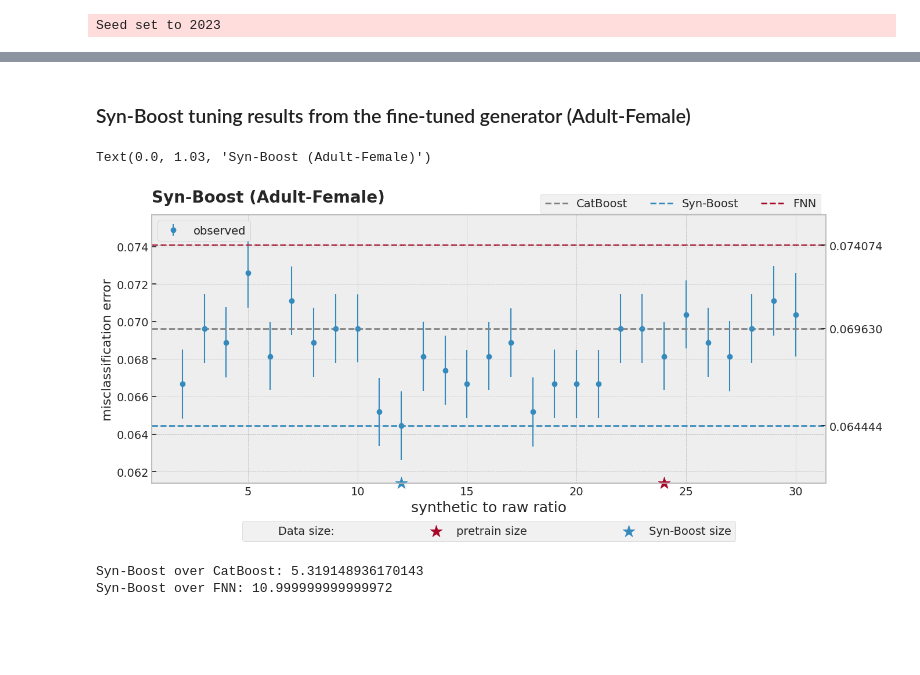
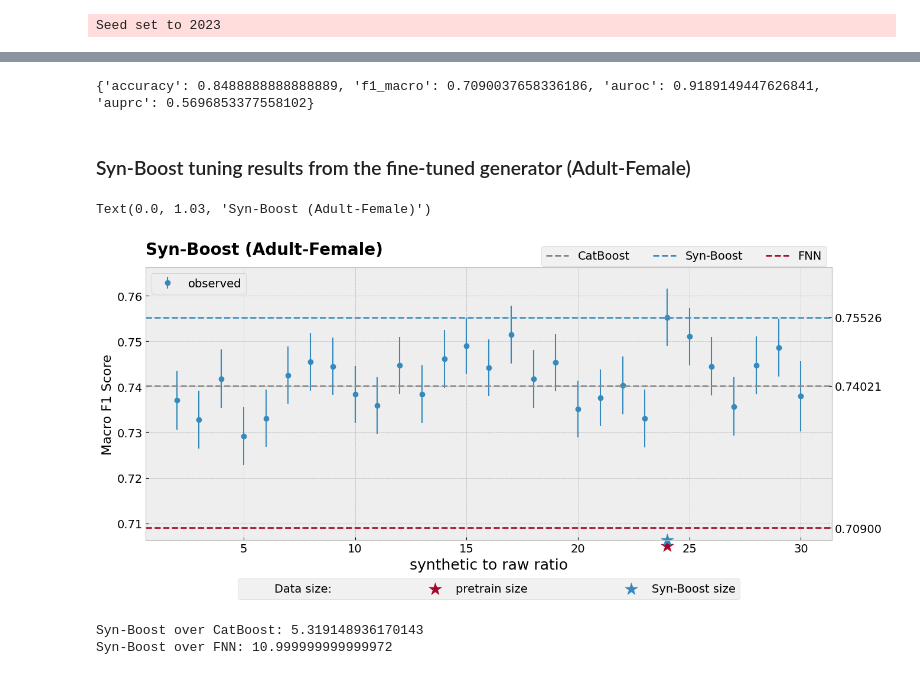
Before and after one commit to yifei-liu-stat/syn, a Jupyter notebook: tab-ddpm/synpred/transfer_adult_balanced/evaluate.ipynb, the cells around one changed output, grey strips where cells are left out. Drawn from its saved outputs; the diff is of its cells as text; code cells hidden in the pictures; blank space fills up the shorter version.

Commit message:
Syn-Boost on Adult-Female with balanced training

```diff
--- a/tab-ddpm/synpred/transfer_adult/evaluate.ipynb
+++ b/tab-ddpm/synpred/transfer_adult_balanced/evaluate.ipynb
@@ -434,7 +503,7 @@ train_kwargs = {
     "batch_size": 128,
     "lr": 1e-5,
     "cuda_device": cuda_device,
-    "loss_fn": nn.CrossEntropyLoss(),
+    "loss_fn": nn.CrossEntropyLoss(weight=torch.tensor([1.0, nneg/npos], dtype=torch.float32).to(cuda_device)),
     "epochs": 50,
 }
 
@@ -493,16 +557,34 @@ Validation loss: 0.1812407983974977 ; Validation accuracy: 0.9259259259259259
+# %%
+scores_mlp = mlp_val_epoch_all_metrics(adult_mlp, female_val_dl, **train_kwargs)
+print(scores_mlp)
+# %% [output]
+{'accuracy': 0.8488888888888889, 'f1_macro': 0.7090037658336186, 'auroc': 0.9189149447626841, 'auprc': 0.5696853377558102}
 # %% [markdown]
 ### Syn-Boost tuning results from the fine-tuned generator (Adult-Female)
-# %%
-score_catboost = 0.9303703703703704
-score_fnn = 0.9259259259259259
-result_female = pickle.load(open(f"./synboost_transfer_adult_female.pkl", "rb"))
+# %%
+metric_name = "f1_macro" # "accuracy", "f1_macro", "auroc", "auprc"
+y_lab_map = {
+    "accuracy": "Accuracy",
+    "f1_macro": "Macro F1 Score",
+    "auroc": "AUROC",
+    "auprc": "AUPRC",
+}
+
+score_catboost = scores_cb[metric_name]
+score_fnn = scores_mlp[metric_name]
+
+temp = pickle.load(open(f"./synboost_transfer_adult_female.pkl", "rb"))
+
+result_female = {}
+result_female["rhos"] = temp["rhos"]
+result_female["scores"] = [score_dict[metric_name] for score_dict in temp["scores"]]
 # %%
 fake_to_real_ratio = result_female["rhos"]
-best_score_list = 1 - np.array(result_female["scores"])
-best_score_catboost = 1 - score_catboost
-nn_best_score = 1 - score_fnn
+best_score_list = np.array(result_female["scores"])
+best_score_catboost = score_catboost
+nn_best_score = score_fnn
 
-syngen_size = fake_to_real_ratio[np.argmin(best_score_list)]  # tuned syngen size
+syngen_size = fake_to_real_ratio[np.argmax(best_score_list)]  # tuned syngen size
 myspline = MySpline(fake_to_real_ratio, best_score_list, n_interior_knots=5, k=2)
 
 
@@ -569,7 +651,7 @@ ax.set_ylim(y_min, y_max)
 
 
 # 2. add horizontal lines for baseline, FNN-reference and best syn-boost error curve
-tuned_value = best_score_list.min()
+tuned_value = best_score_list.max()
 error_catboost = ax.axhline(
     best_score_catboost, linestyle="--", color="grey", label="CatBoost"
 )
@@ -595,7 +677,6 @@ plt.gca().add_artist(first_legend)
 
 # 3. add legends of sizes: pretrain size and tuned Syn-Boost size
 size_marker_kargs = {
-    "y": y_min,
     "marker": "*",
     "zorder": 10,
     "clip_on": False,
@@ -603,36 +684,37 @@ size_marker_kargs = {
 }
 size_title = plt.plot([], marker="", ls="")[0]
 size_pretrain = ax.scatter(
     x=24,
+    y=0.705,
     color="C1",
     label="pretrain size",
     **size_marker_kargs,
 )
 size_synboost = ax.scatter(
-    x=syngen_size, color="C0", label="Syn-Boost size", **size_marker_kargs
+    x=syngen_size, y=y_min, color="C0", label="Syn-Boost size", **size_marker_kargs
 )
 plt.legend(
     handles=[size_title, size_pretrain, size_synboost],
     loc="upper center",
     bbox_to_anchor=[0.5, -0.12],
     ncol=4,
     fontsize=14,
     columnspacing=8,
     labels=["Data size:", "pretrain size", "Syn-Boost size"],
 )
 
 ax.set_xlabel("synthetic to raw ratio", fontsize=18)
-ax.set_ylabel("misclassification error", fontsize=16)
+ax.set_ylabel(y_lab_map[metric_name], fontsize=16)
 ax.set_title(
     "Syn-Boost (Adult-Female)",
     weight="bold",
     fontsize=20,
     loc="left",
     y=1.03,
 )
 # %% [output]
 Text(0.0, 1.03, 'Syn-Boost (Adult-Female)')
-[figure, old version]
+[figure, new version]
 # %%
 print(
     "Syn-Boost over CatBoost:",
```
Also changed, not shown: parts of 6 cells of this notebook, 6 other files.
